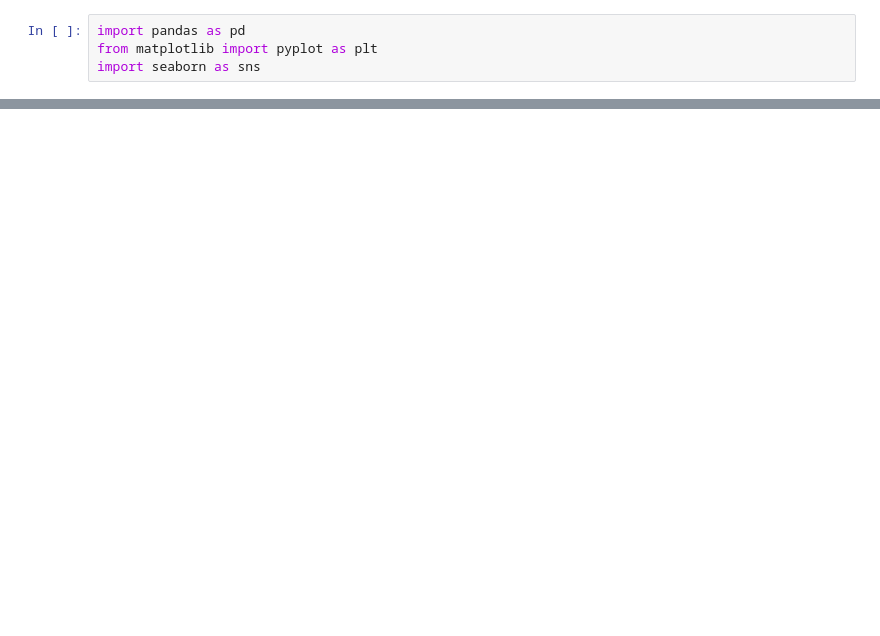
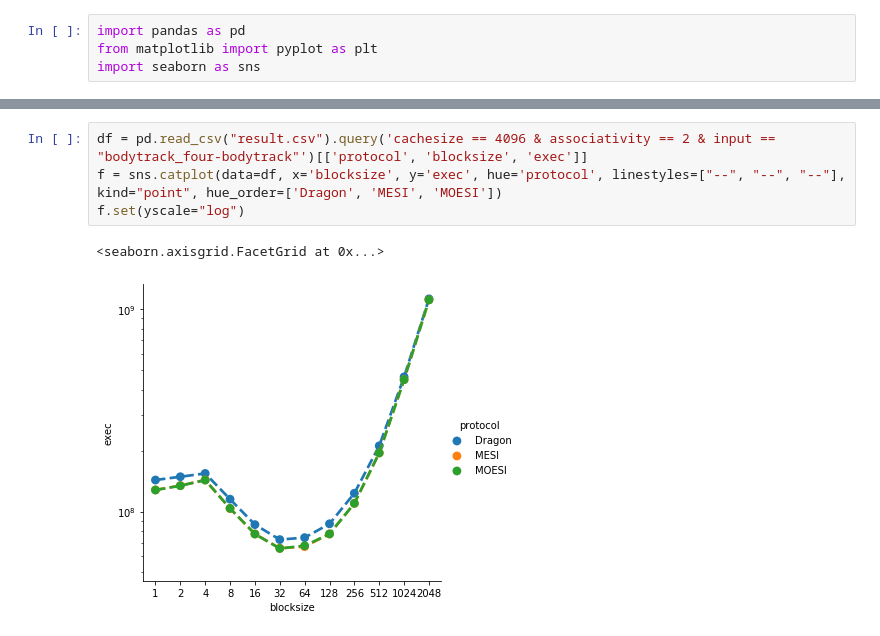
Before and after one commit to indocomsoft/cs4223-assignment-2, a Jupyter notebook: Plotting.ipynb, the cells around one changed output, grey strips where cells are left out. Drawn from its saved outputs; the diff is of its cells as text; blank space fills up the shorter version.

```diff
--- a/Plotting.ipynb
+++ b/Plotting.ipynb
@@ -32,0 +39,7 @@ df
+# %%
+df = pd.read_csv("result.csv").query('cachesize == 4096 & associativity == 2 & input == "bodytrack_four-bodytrack"')[['protocol', 'blocksize', 'exec']]
+f = sns.catplot(data=df, x='blocksize', y='exec', hue='protocol', linestyles=["--", "--", "--"], kind="point", hue_order=['Dragon', 'MESI', 'MOESI'])
+f.set(yscale="log")
+# %% [output]
+<seaborn.axisgrid.FacetGrid at 0x...>
+[figure, added]
```
Also changed, not shown: parts of 8 cells of this notebook, 7 other files.
